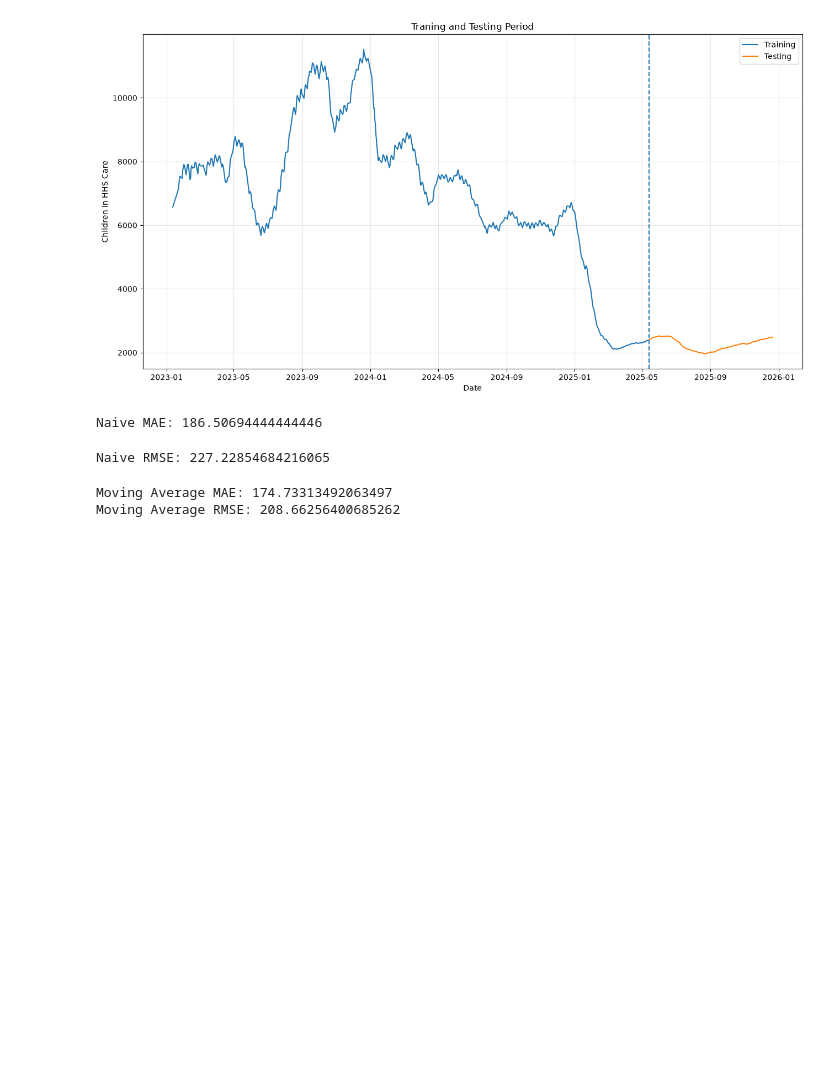
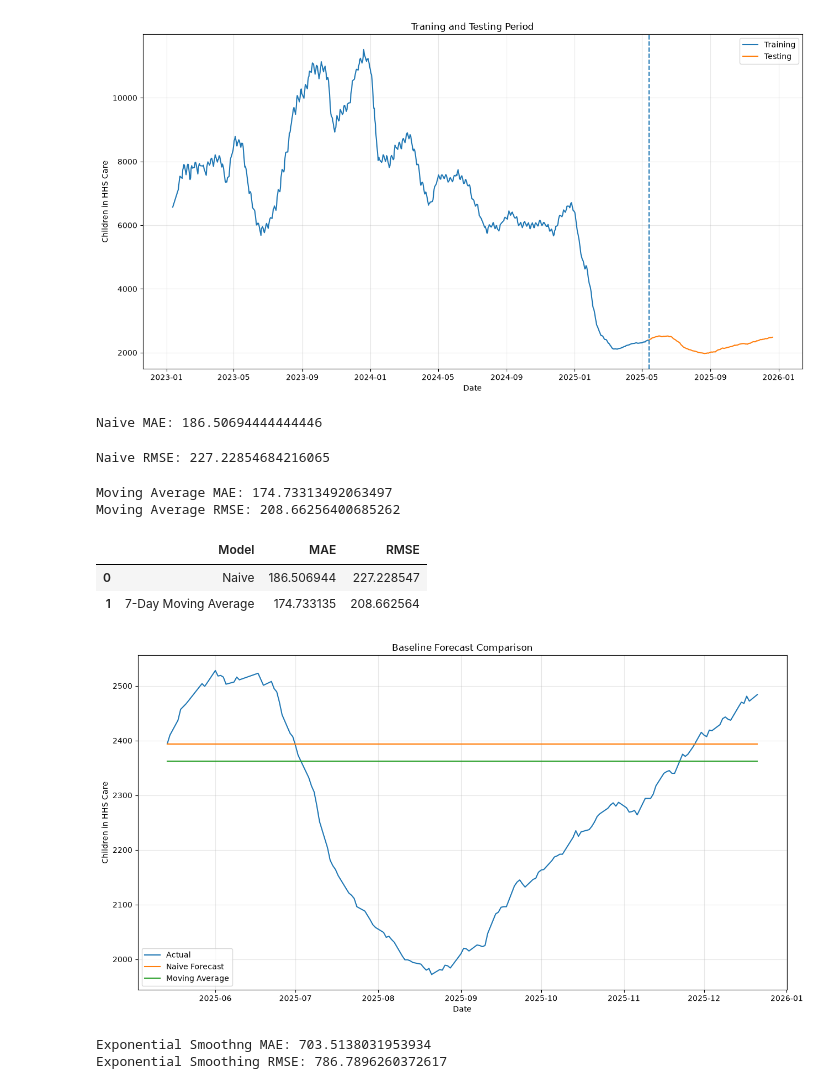
Before and after one commit to shivani1707s/Predictive-Forecasting-HHS, a Jupyter notebook: notebooks/Modeling.ipynb, the cells around one changed output. Drawn from its saved outputs; the diff is of its cells as text; code cells hidden in the pictures; blank space fills up the shorter version.

Commit message:
modeling page setup

```diff
--- a/notebooks/Modeling.ipynb
+++ b/notebooks/Modeling.ipynb
@@ -120,3 +120,51 @@ print("Moving Average RMSE:",ma_rmse)
 # %% [output]
 Moving Average MAE: 174.73313492063497
 Moving Average RMSE: 208.66256400685262
+# %%
+baseline_results=pd.DataFrame({
+    "Model":[
+        "Naive","7-Day Moving Average"
+    ],
+    "MAE":[
+        naive_mae,ma_mae
+    ],
+    "RMSE":[
+        naive_rmse,ma_rmse
+    ]
+})
+
+baseline_results
+# %% [output]
+|  | Model | MAE | RMSE |
+| 0 | Naive | 186.506944 | 227.228547 |
+| 1 | 7-Day Moving Average | 174.733135 | 208.662564 |
+# %%
+plt.figure(figsize=(13,7))
+
+plt.plot(
+    test["Date"],
+    test[target],
+    label="Actual"
+)
+
+plt.plot(
+    test["Date"],
+    naive_predication,
+    label="Naive Forecast"
+)
+
+plt.plot(
+    test["Date"],
+    moving_average_predication,
+    label="Moving Average"
+)
+
+plt.title("Baseline Forecast Comparison")
+plt.xlabel("Date")
+plt.ylabel("Children in HHS Care")
+plt.legend()
+plt.grid(alpha=0.3)
+plt.tight_layout()
+plt.show()
+# %% [output]
+[figure, added]
@@ -122,0 +189,18 @@ Moving Average RMSE: 208.66256400685262
+# %%
+exp_mae=mean_absolute_error(
+    test[target],
+    exp_predication
+)
+
+exp_rmse=np.sqrt(
+    mean_squared_error(
+        test[target],
+        exp_predication
+    )
+)
+
+print("Exponential Smoothng MAE:",exp_mae)
+print("Exponential Smoothing RMSE:",exp_rmse)
+# %% [output]
+Exponential Smoothng MAE: 703.5138031953934
+Exponential Smoothing RMSE: 786.7896260372617
```
Also changed, not shown: parts of 5 cells of this notebook.
